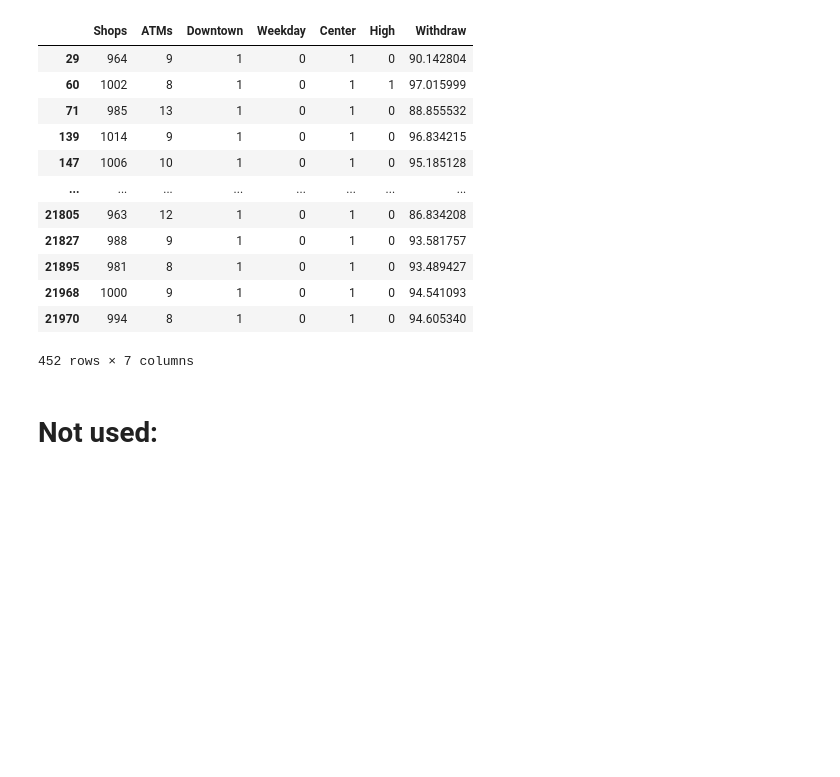
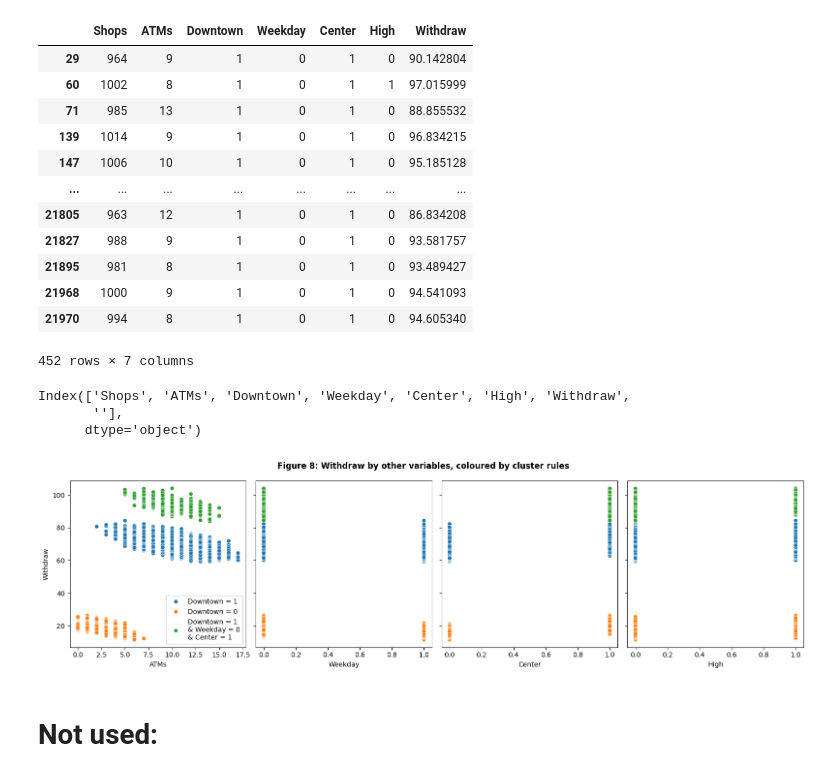
Before and after one commit to ekg-21/econ3203_Y, a Jupyter notebook: plot_notebook.ipynb, the cells around one changed output. Cells and saved outputs as stored; diff of their text form; code cells hidden in the pictures; blank space fills up the shorter version.

Commit message:
New plots

```diff
--- a/plot_notebook.ipynb
+++ b/plot_notebook.ipynb
@@ -188,6 +188,47 @@ plt.tight_layout()
 plt.savefig(f'./plots/{fig_name}')
 plt.close(fig)
 # plt.show()
+# %%
+atm.columns
+# %% [output]
+Index(['Shops', 'ATMs', 'Downtown', 'Weekday', 'Center', 'High', 'Withdraw',
+       ''],
+      dtype='object')
+# %%
+"""
+Figure 8: Withdraw by other variables, coloured by cluster rules
+"""
+fig_name = 'withdraw_by_other_vars_coloured.jpg'
+
+fig, axes = plt.subplots(1,4, figsize=(16,4.5), sharey=True)
+atm[''] = np.where((atm['Downtown'] == 0), 'Downtown = 0', np.where((atm['Downtown'] == 1) & (atm['Weekday'] == 0) & (atm['Center'] == 1), 'Downtown = 1\n& Weekday = 0\n& Center = 1', 'Downtown = 1'))
+
+sns.scatterplot(ax=axes[0], x='ATMs', y='Withdraw', hue='', data=atm)
+sns.scatterplot(ax=axes[1], x='Weekday', y='Withdraw', hue='', data=atm)
+sns.scatterplot(ax=axes[2], x='Center', y='Withdraw', hue='', data=atm)
+sns.scatterplot(ax=axes[3], x='High', y='Withdraw', hue='', data=atm)
+
+# Set titles
+axes[0].set_xlabel('ATMs')
+axes[1].set_xlabel('Weekday')
+axes[2].set_xlabel('Center')
+axes[3].set_xlabel('High')
+
+axes[0].set_ylabel('Withdraw')
+
+axes[1].get_legend().remove()
+axes[2].get_legend().remove()
+axes[3].get_legend().remove()
+
+
+fig.suptitle('Figure 8: Withdraw by other variables, coloured by cluster rules', fontweight='bold')
+
+plt.tight_layout()
+plt.savefig(f'./plots/{fig_name}')
+plt.close(fig)
+# plt.show()
+# %% [output]
+[figure, added]
 # %%
 """
 Figure 8: withdraw_by_shops_with_model_lines
```
Also changed, not shown: 2 other files.
